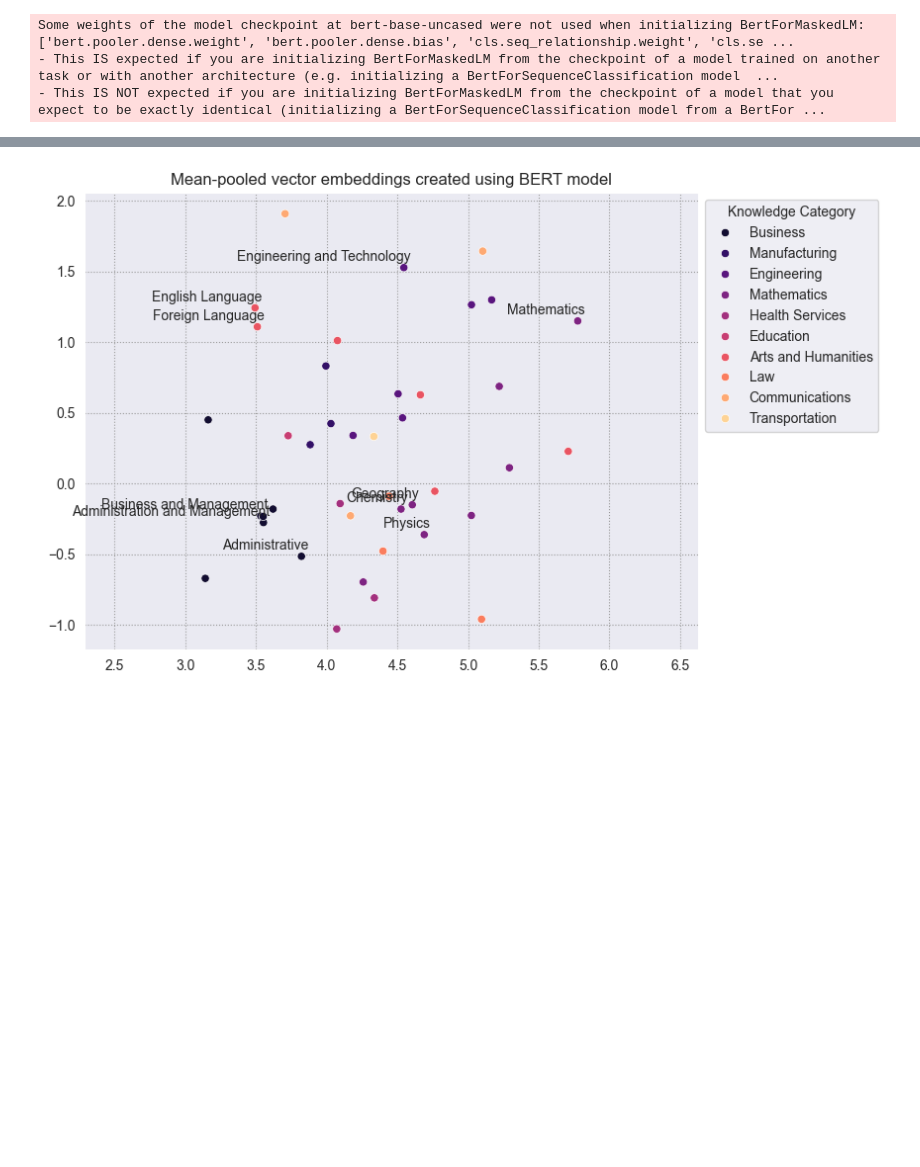
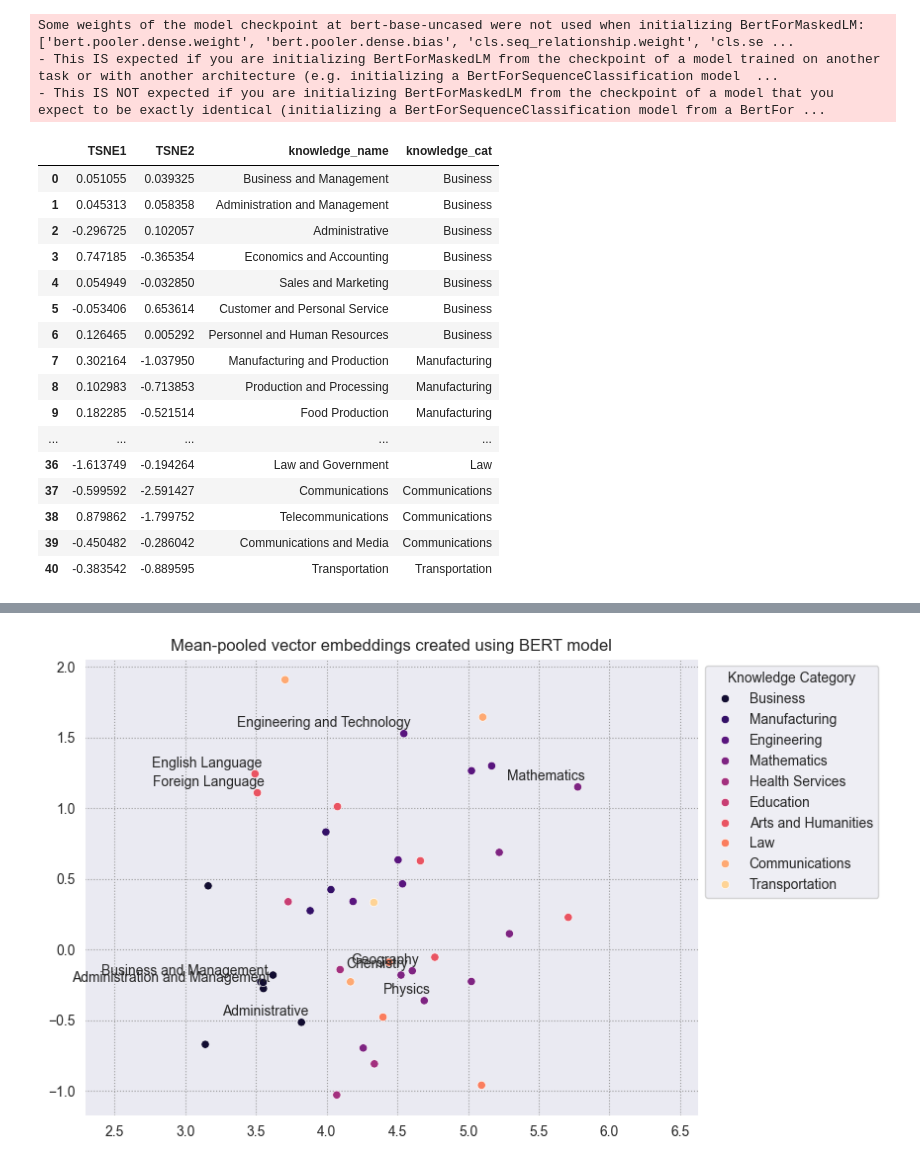
Before and after one commit to bryaneadams/csi_772_course_project, a Jupyter notebook: data/transfer_train.ipynb, the cells around one changed output, grey strips where cells are left out. Saved outputs shown, nothing was run; the diff lists cells and outputs as text; code cells hidden in the pictures; blank space fills up the shorter version.

```diff
--- a/data/transfer_train.ipynb
+++ b/data/transfer_train.ipynb
@@ -458,6 +545,26 @@ for sentence in cleaned_sentences:
     response = mean_pooling(output.hidden_states, encoded_input['attention_mask'])
 
     non_tuned_bert_mean_pooled_embeddings.append(np.array(response[0]))
+# %%
+df_tsne
+# %% [output]
+|  | TSNE1 | TSNE2 | knowledge_name | knowledge_cat |
+| 0 | 0.051055 | 0.039325 | Business and Management | Business |
+| 1 | 0.045313 | 0.058358 | Administration and Management | Business |
+| 2 | -0.296725 | 0.102057 | Administrative | Business |
+| 3 | 0.747185 | -0.365354 | Economics and Accounting | Business |
+| 4 | 0.054949 | -0.032850 | Sales and Marketing | Business |
+| 5 | -0.053406 | 0.653614 | Customer and Personal Service | Business |
+| 6 | 0.126465 | 0.005292 | Personnel and Human Resources | Business |
+| 7 | 0.302164 | -1.037950 | Manufacturing and Production | Manufacturing |
+| 8 | 0.102983 | -0.713853 | Production and Processing | Manufacturing |
+| 9 | 0.182285 | -0.521514 | Food Production | Manufacturing |
+| ... | ... | ... | ... | ... |
+| 36 | -1.613749 | -0.194264 | Law and Government | Law |
+| 37 | -0.599592 | -2.591427 | Communications | Communications |
+| 38 | 0.879862 | -1.799752 | Telecommunications | Communications |
+| 39 | -0.450482 | -0.286042 | Communications and Media | Communications |
+| 40 | -0.383542 | -0.889595 | Transportation | Transportation |
 # %%
 tsne_results = tsne.fit_transform(np.array(non_tuned_bert_mean_pooled_embeddings, dtype=np.float32))
 df_tsne = pd.DataFrame(tsne_results, columns=['TSNE1', 'TSNE2'])
```
Also changed, not shown: parts of 23 cells of this notebook, 17 other files.
